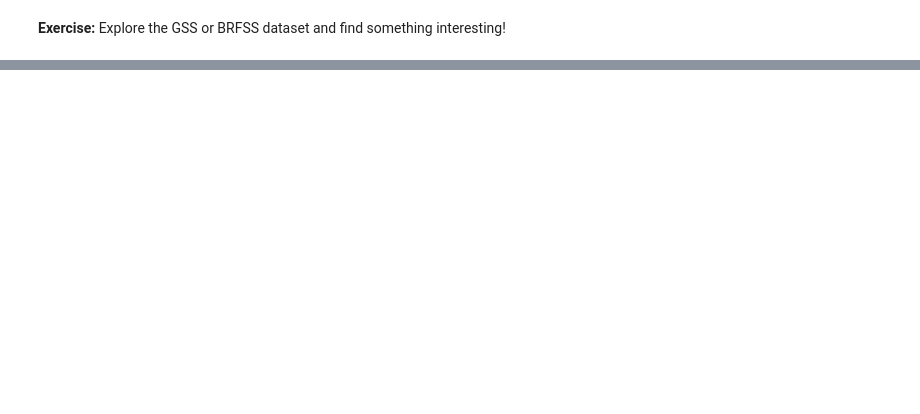
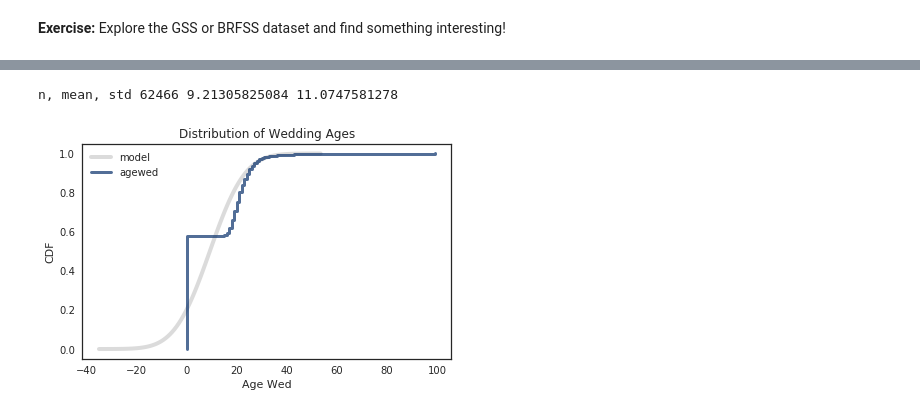
Before and after one commit to ejprice54321/ThinkStats2, a Jupyter notebook: homeworks/homework02.ipynb, the cells around one changed output, grey strips where cells are left out. Saved outputs shown, nothing was run; the diff lists cells and outputs as text; code cells hidden in the pictures; blank space fills up the shorter version.

```diff
--- a/homeworks/homework02.ipynb
+++ b/homeworks/homework02.ipynb
@@ -452,0 +544,9 @@ thinkstats2.PearsonMedianSkewness(male_weights.dropna())
+# %%
+MakeNormalModel(wedded, label='agewed')
+
+decorate(title='Distribution of Wedding Ages',
+         xlabel='Age Wed',
+         ylabel='CDF')
+# %% [output]
+n, mean, std 62466 9.21305825084 11.0747581278
+[figure, added]
```
Also changed, not shown: parts of 36 cells of this notebook.
